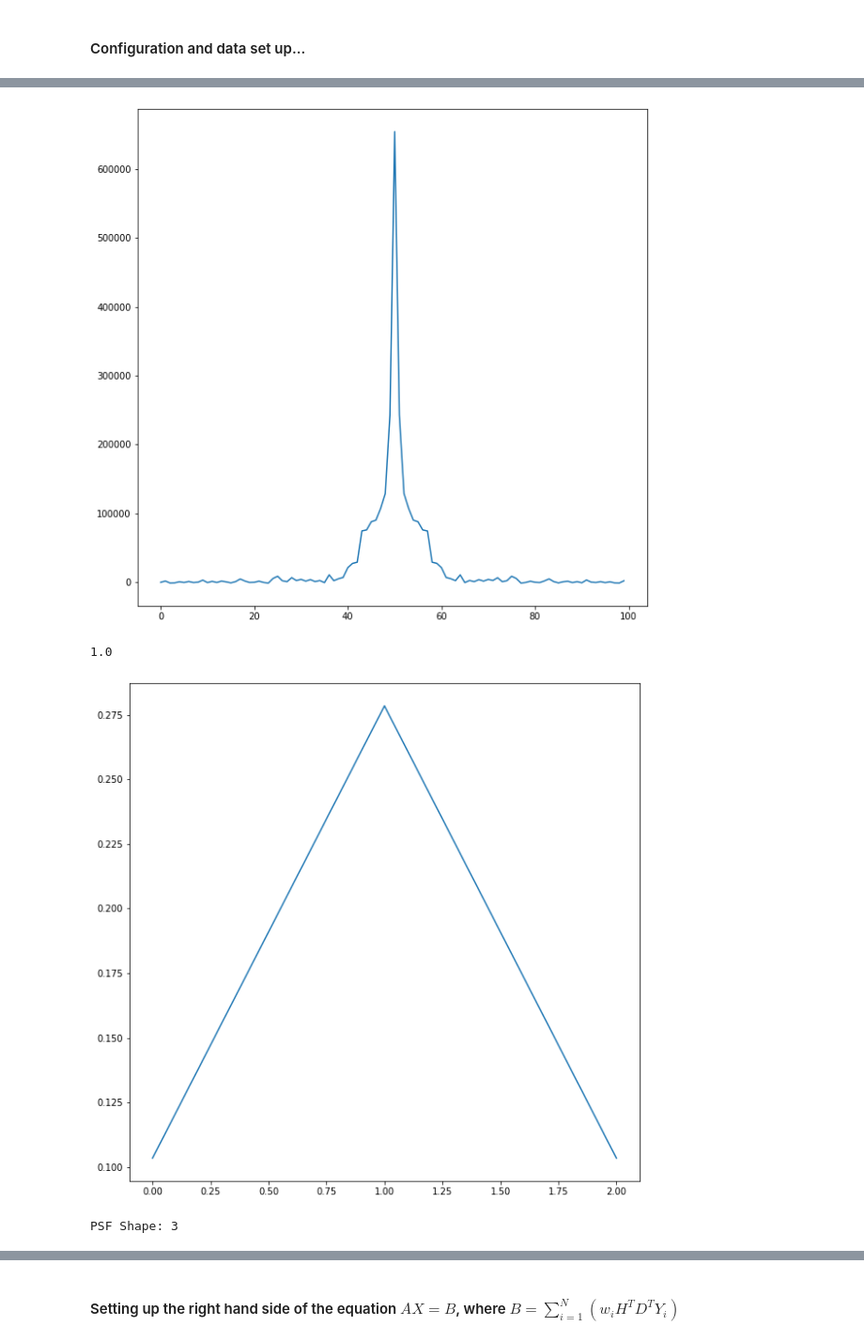
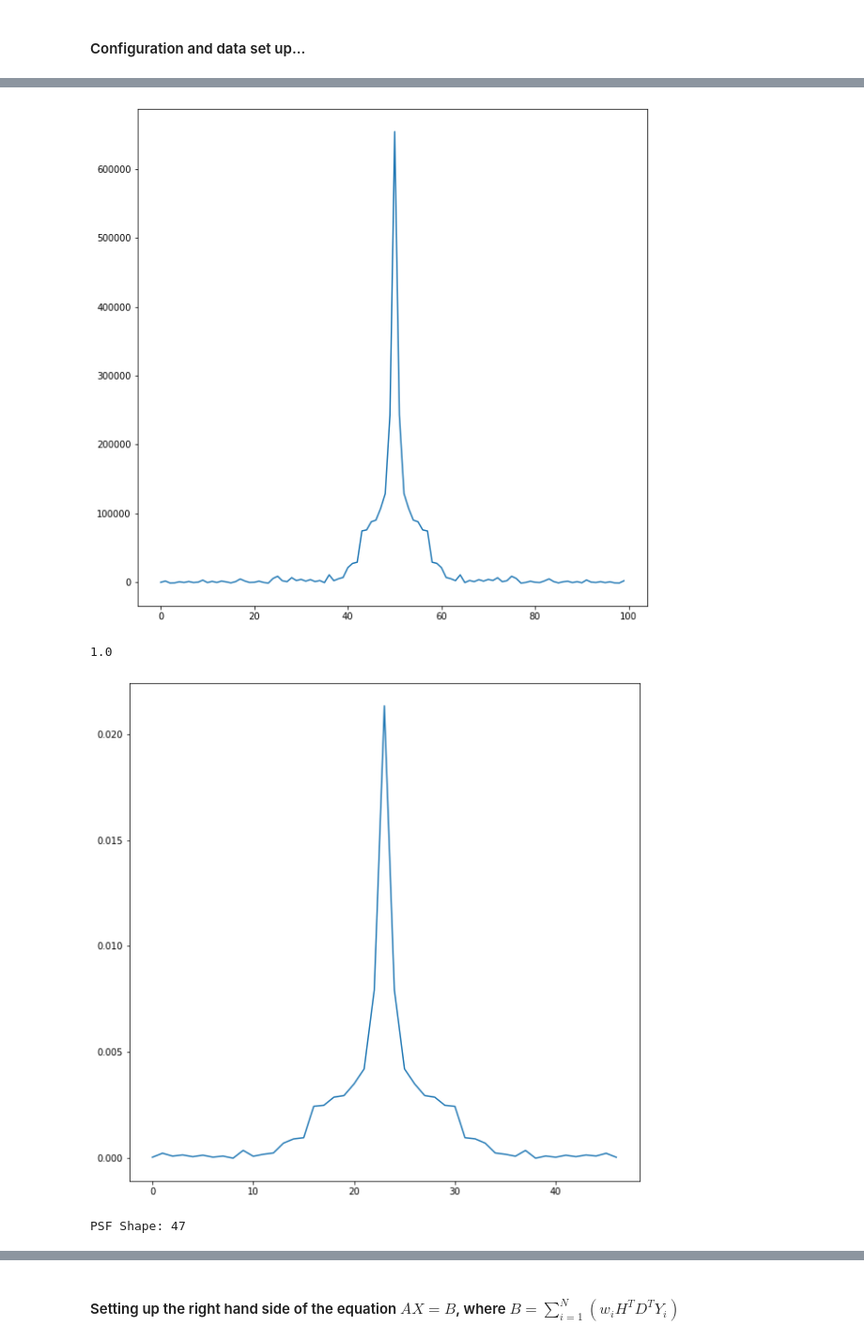
Before and after one commit to adamrcampbell/supy-res-imaging, a Jupyter notebook: notebooks/System of Linear Equations.ipynb, the cells around one changed output, grey strips where cells are left out. Shown at 94% size. Drawn from its saved outputs; the diff is of its cells as text; code cells hidden in the pictures.

```diff
--- a/notebooks/System of Linear Equations.ipynb
+++ b/notebooks/System of Linear Equations.ipynb
@@ -147,7 +148,7 @@ l = 100
 m = 50
 n = timesteps // timesteps_per_y
 w = np.ones(n)
-β = 1.709976
+β = 0.264977485046579
 
 # all time steps direct image
 # filename = "../data/direct_image_ts_0_29.bin"
@@ -181,7 +182,7 @@ x_psf = np.pad(x_psf, ((1, 0), (1, 0))) # pad with new 0th row/col to ensure tri
 plt.plot(x_psf[x_psf.shape[0]//2])
 plt.show()
 
-trim_half_len = 2
+trim_half_len = 24
 psf_min = l//2 - (trim_half_len - 1)
 psf_max = l//2 + trim_half_len
 # x_psf = x_psf.reshape(l, l)[psf_min:psf_max, psf_min:psf_max]
@@ -193,39 +194,38 @@ plt.show()
 
 print(f"PSF Shape: {x_psf.shape[0]}")
 # show_image(np.log(np.absolute(x_psf)), "PSF")
-plt.plot(x_psf[x_psf.shape[0]//2])
 
 # Storing all low-res images as layered stack
 y = np.zeros((n, m, m))
 
 # batched time steps direct images
 for i in np.arange(n):
     filename = f"../data/direct_image_ts_{i * timesteps_per_y}_{i * timesteps_per_y + timesteps_per_y - 1}.bin"
     y[i] = np.fromfile(filename, dtype=np.float32).reshape(m, m)
     y[i] = normalise(y[i])
     # show_image(y[i], f"$Y_{i}$", flip_x_axis=True)
 
 # batched time steps point spread functions
 # for i in np.arange(N):
 #     start = i * timesteps_per_y
 #     end = start + timesteps_per_y - 1
 #     filename = "../data/direct_psf_ts_%d_%d.bin" % (start, end)
 #     Y_i_psf = np.fromfile(filename, dtype=np.float32)
 #     Y_i_psf = Y_i_psf.reshape(L, L)
 #     # show_image(Y_i_psf, "$Y_{%d}$ PSF" % i)
 
 # Decimation matrix
 d = decimation_matrix(l, m) # takes the sum of 4 l neighbours to form 1 m pixel
 
 # Blur matrix (psf)
 h = convolution_matrix(l, x_psf)
 
 # Sharpening matrix (laplacian)
 laplacian = np.array([[0, -1,  0], [-1,  4, -1], [0, -1,  0]], dtype=np.float32)
 s = convolution_matrix(l, laplacian)
 # %% [output]
 [figure]
 [figure]
 1.0
-[figure, old version]
+[figure, new version]
-PSF Shape: 3
+PSF Shape: 47
```
Also changed, not shown: parts of 5 cells of this notebook, 6 other files.
